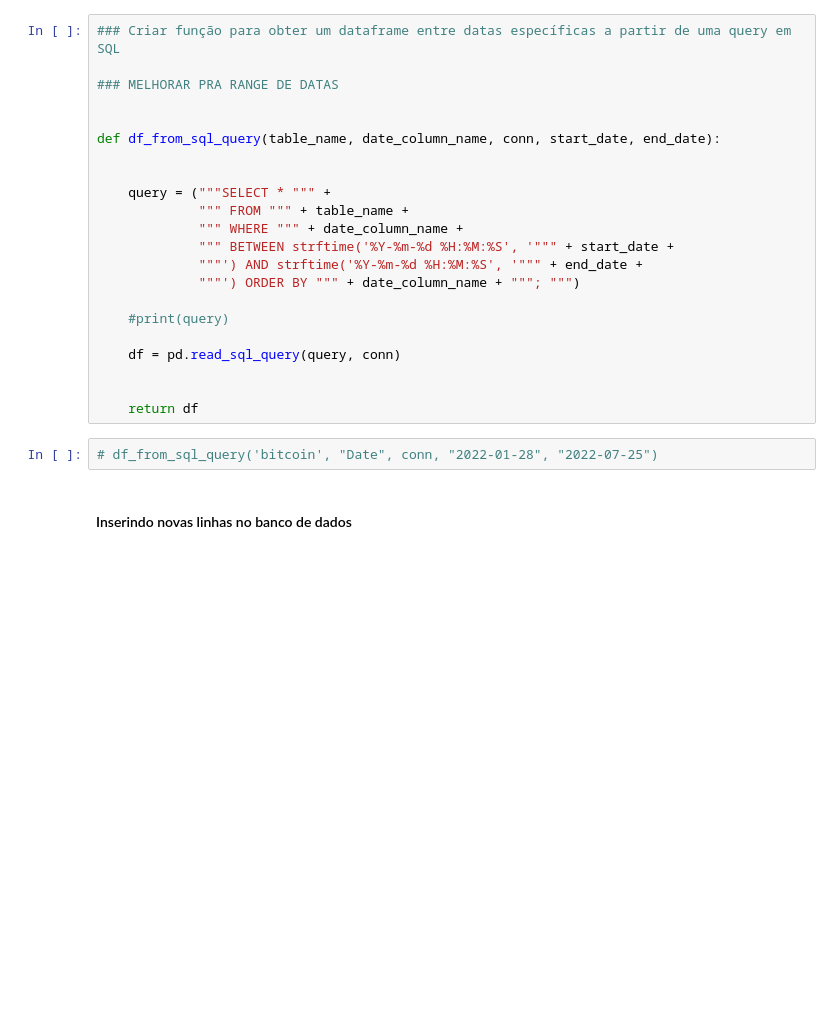
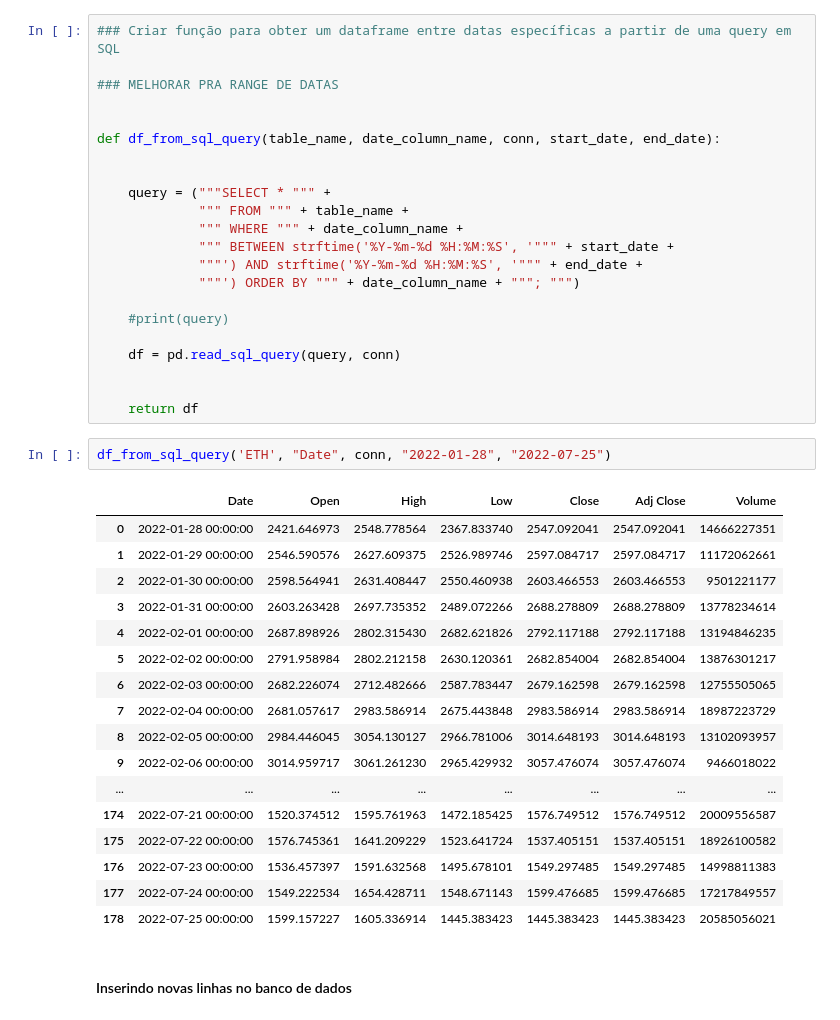
Before and after one commit to paasxx/Crypto-Database, a Jupyter notebook: Crypto - SQL.ipynb, the cells around one changed output. Cells and saved outputs as stored; diff of their text form; blank space fills up the shorter version.

```diff
--- a/Crypto - SQL.ipynb
+++ b/Crypto - SQL.ipynb
@@ -239,7 +244,25 @@ def df_from_sql_query(table_name, date_column_name, conn, start_date, end_date):
 
     return df
 # %%
-# df_from_sql_query('bitcoin', "Date", conn, "2022-01-28", "2022-07-25")
+df_from_sql_query('ETH', "Date", conn, "2022-01-28", "2022-07-25")
+# %% [output]
+|  | Date | Open | High | Low | Close | Adj Close | Volume |
+| 0 | 2022-01-28 00:00:00 | 2421.646973 | 2548.778564 | 2367.833740 | 2547.092041 | 2547.092041 | 14666227351 |
+| 1 | 2022-01-29 00:00:00 | 2546.590576 | 2627.609375 | 2526.989746 | 2597.084717 | 2597.084717 | 11172062661 |
+| 2 | 2022-01-30 00:00:00 | 2598.564941 | 2631.408447 | 2550.460938 | 2603.466553 | 2603.466553 | 9501221177 |
+| 3 | 2022-01-31 00:00:00 | 2603.263428 | 2697.735352 | 2489.072266 | 2688.278809 | 2688.278809 | 13778234614 |
+| 4 | 2022-02-01 00:00:00 | 2687.898926 | 2802.315430 | 2682.621826 | 2792.117188 | 2792.117188 | 13194846235 |
+| 5 | 2022-02-02 00:00:00 | 2791.958984 | 2802.212158 | 2630.120361 | 2682.854004 | 2682.854004 | 13876301217 |
+| 6 | 2022-02-03 00:00:00 | 2682.226074 | 2712.482666 | 2587.783447 | 2679.162598 | 2679.162598 | 12755505065 |
+| 7 | 2022-02-04 00:00:00 | 2681.057617 | 2983.586914 | 2675.443848 | 2983.586914 | 2983.586914 | 18987223729 |
+| 8 | 2022-02-05 00:00:00 | 2984.446045 | 3054.130127 | 2966.781006 | 3014.648193 | 3014.648193 | 13102093957 |
+| 9 | 2022-02-06 00:00:00 | 3014.959717 | 3061.261230 | 2965.429932 | 3057.476074 | 3057.476074 | 9466018022 |
+| ... | ... | ... | ... | ... | ... | ... | ... |
+| 174 | 2022-07-21 00:00:00 | 1520.374512 | 1595.761963 | 1472.185425 | 1576.749512 | 1576.749512 | 20009556587 |
+| 175 | 2022-07-22 00:00:00 | 1576.745361 | 1641.209229 | 1523.641724 | 1537.405151 | 1537.405151 | 18926100582 |
+| 176 | 2022-07-23 00:00:00 | 1536.457397 | 1591.632568 | 1495.678101 | 1549.297485 | 1549.297485 | 14998811383 |
+| 177 | 2022-07-24 00:00:00 | 1549.222534 | 1654.428711 | 1548.671143 | 1599.476685 | 1599.476685 | 17217849557 |
+| 178 | 2022-07-25 00:00:00 | 1599.157227 | 1605.336914 | 1445.383423 | 1445.383423 | 1445.383423 | 20585056021 |
 # %% [markdown]
 #### Inserindo novas linhas no banco de dados
 # %%
```
Also changed, not shown: parts of 18 cells of this notebook, 1 other file.
